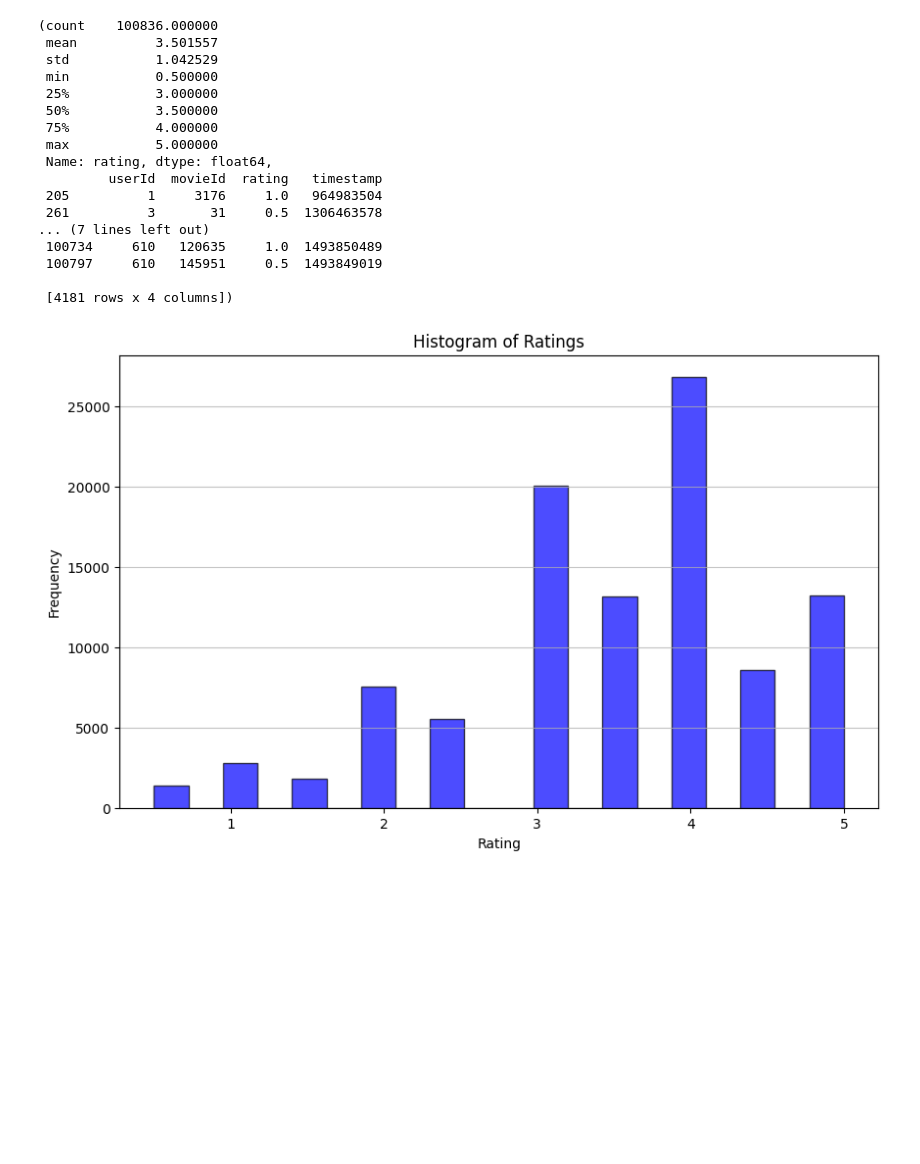
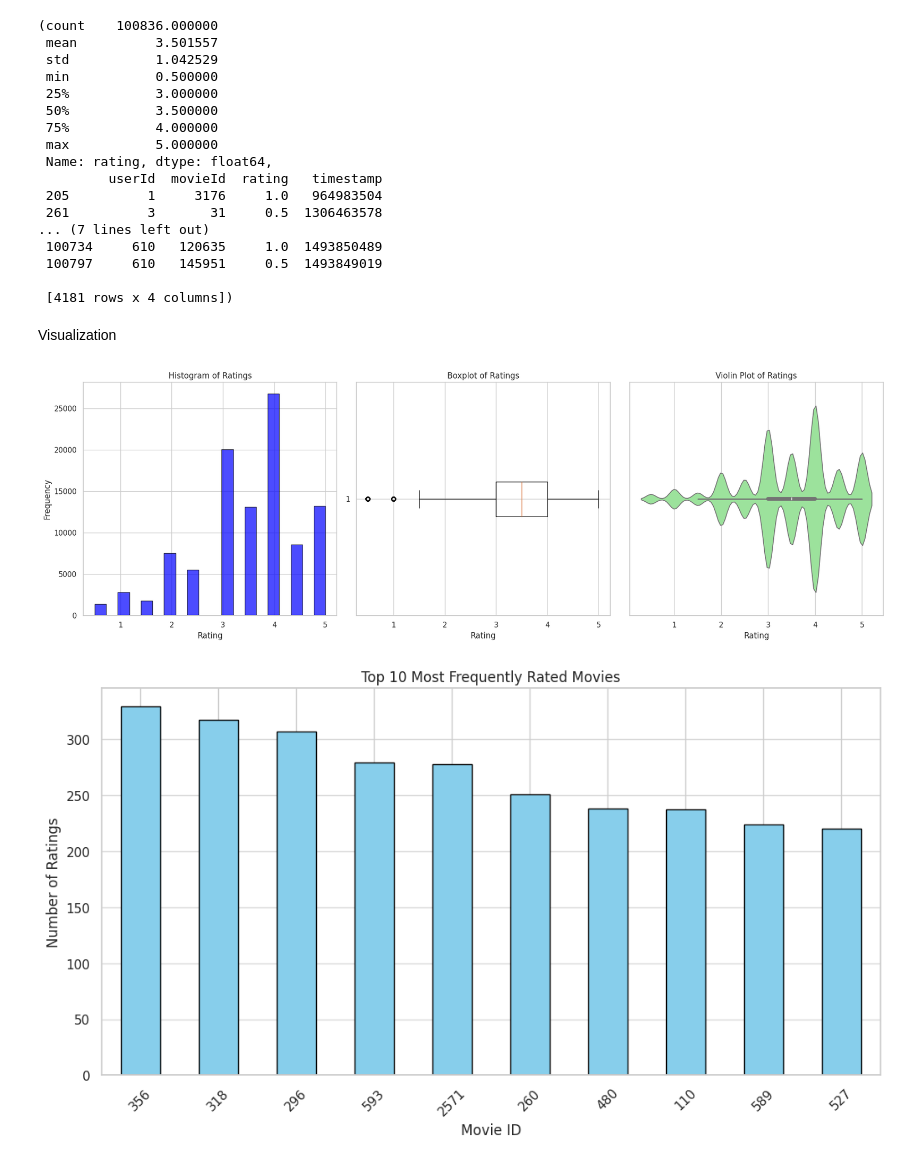
Before and after one commit to aliasgharmirhshai/Movie-recommendation-system, a Jupyter notebook: notebooks/EDA.ipynb, the cells around one changed output. Saved outputs shown, nothing was run; the diff lists cells and outputs as text; code cells hidden in the pictures; blank space fills up the shorter version.

```diff
--- a/notebooks/EDA.ipynb
+++ b/notebooks/EDA.ipynb
@@ -282,16 +283,52 @@ rating_description, outliers
  100797     610   145951     0.5  1493849019
 
  [4181 rows x 4 columns])
-# %%
-import matplotlib.pyplot as plt
-
-# Plot histogram for ratings
-plt.figure(figsize=(10, 6))
-plt.hist(ratings['rating'], bins=20, color='blue', alpha=0.7, edgecolor='black')
-plt.title('Histogram of Ratings')
-plt.xlabel('Rating')
-plt.ylabel('Frequency')
-plt.grid(axis='y', alpha=0.75)
-plt.show()
-# %% [output]
-[figure, removed]
+# %% [markdown]
+Visualization
+# %%
+
+# Set the style for seaborn
+sns.set(style="whitegrid")
+
+# Create a figure with subplots
+plt.figure(figsize=(18, 6))
+
+# Histogram
+plt.subplot(1, 3, 1)
+plt.hist(ratings['rating'], bins=20, color='blue', alpha=0.7, edgecolor='black')
+plt.title('Histogram of Ratings')
+plt.xlabel('Rating')
+plt.ylabel('Frequency')
+
+# Boxplot
+plt.subplot(1, 3, 2)
+plt.boxplot(ratings['rating'], vert=False)
+plt.title('Boxplot of Ratings')
+plt.xlabel('Rating')
+
+# Violin plot
+plt.subplot(1, 3, 3)
+sns.violinplot(x=ratings['rating'], color='lightgreen')
+plt.title('Violin Plot of Ratings')
+plt.xlabel('Rating')
+
+# Show the plots
+plt.tight_layout()
+plt.show()
+# %% [output]
+[figure, added]
+# %%
+# Count the number of ratings for each movie
+most_rated_movies = ratings['movieId'].value_counts().head(10)
+
+# Create a bar chart for the most frequently rated movies
+plt.figure(figsize=(12, 6))
+most_rated_movies.plot(kind='bar', color='skyblue', edgecolor='black')
+plt.title('Top 10 Most Frequently Rated Movies')
+plt.xlabel('Movie ID')
+plt.ylabel('Number of Ratings')
+plt.xticks(rotation=45)
+plt.grid(axis='y', alpha=0.75)
+plt.show()
+# %% [output]
+[figure, added]
```
Also changed, not shown: parts of 5 cells of this notebook.
